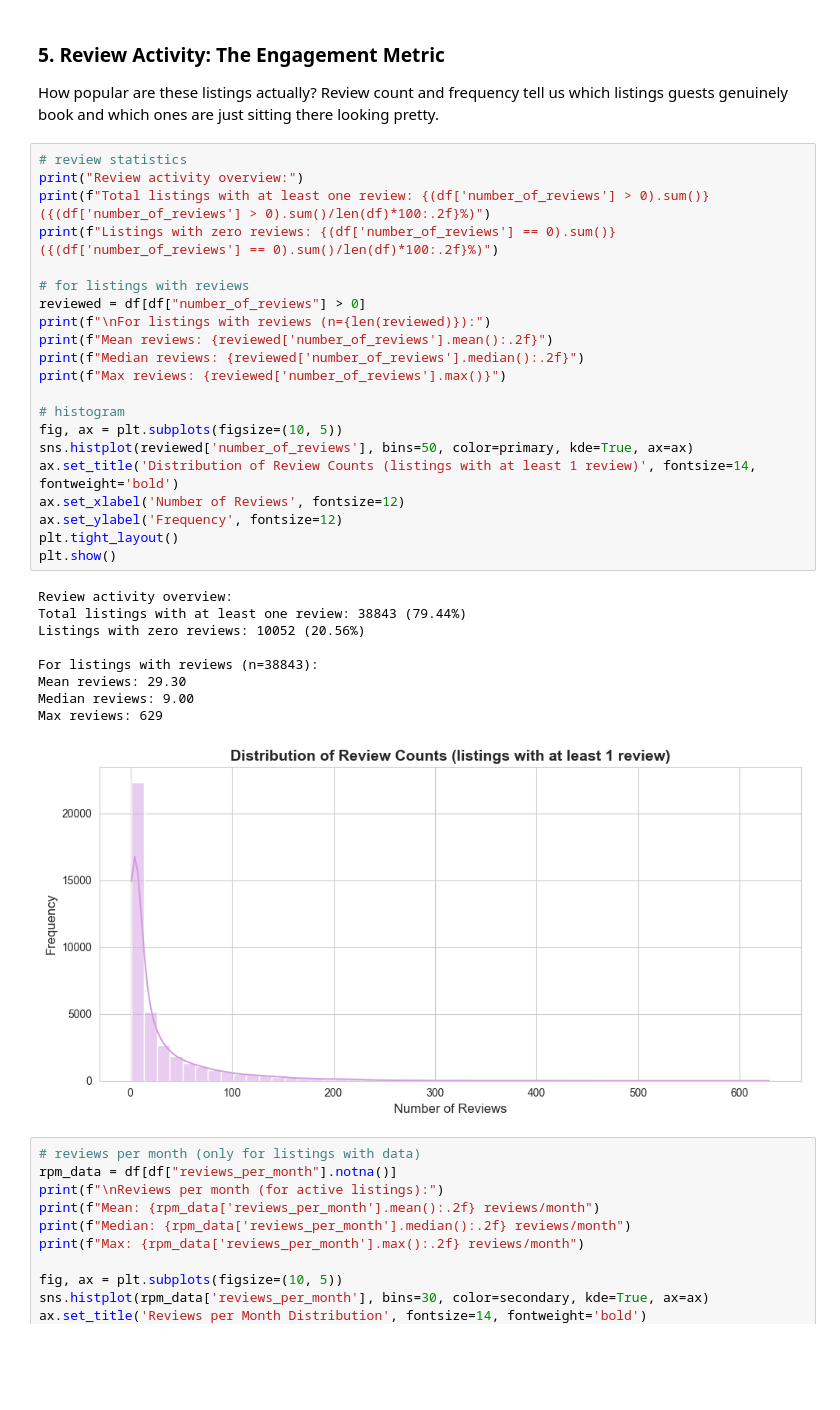
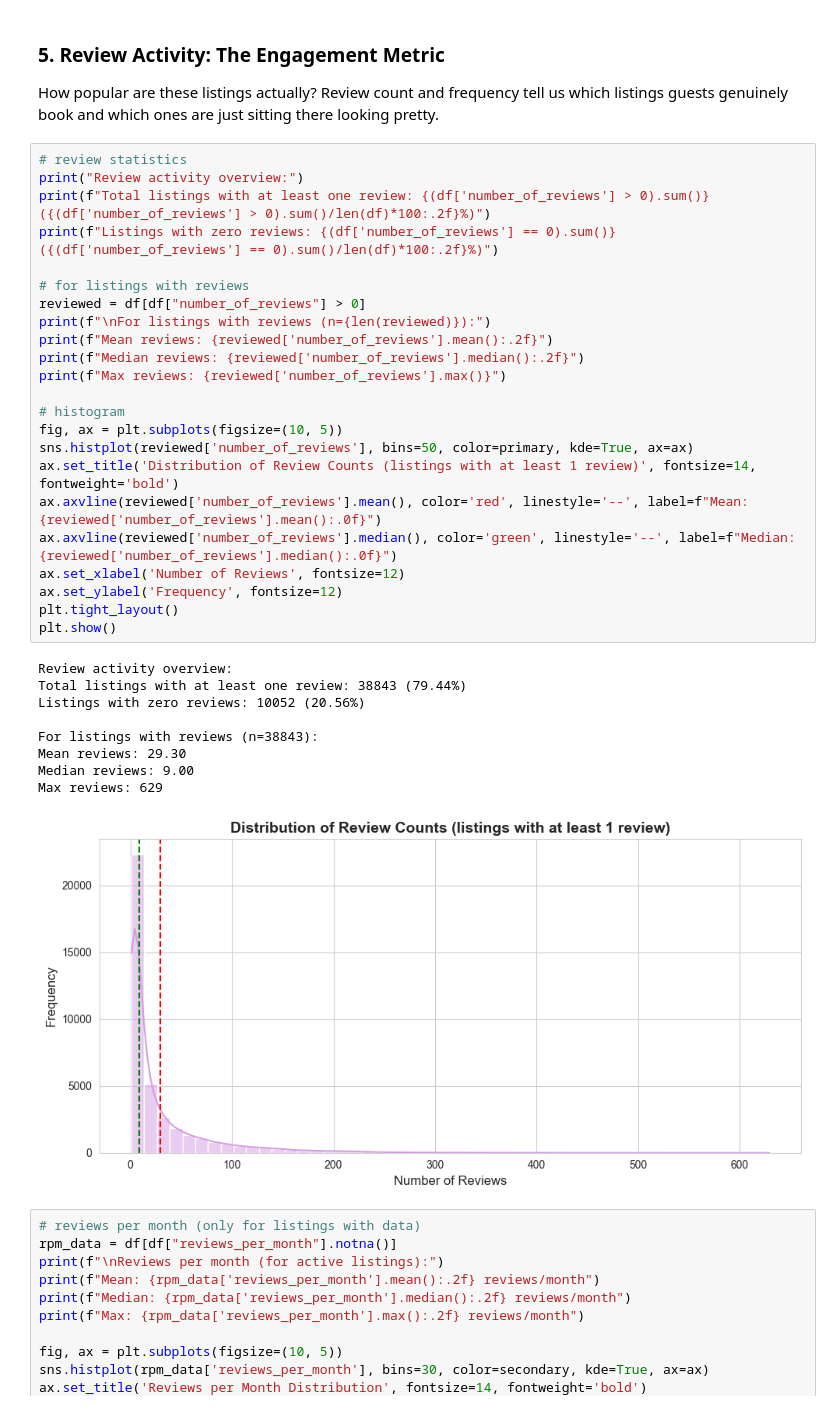
Before and after one commit to abbas-poonawala/ds-internship, a Jupyter notebook: full-ds-ml/project1/project1.ipynb, the cells around one changed output. Saved outputs shown, nothing was run; the diff lists cells and outputs as text; blank space fills up the shorter version.

```diff
--- a/full-ds-ml/project1/project1.ipynb
+++ b/full-ds-ml/project1/project1.ipynb
@@ -387,34 +402,36 @@ How popular are these listings actually? Review count and frequency tell us whic
 # %%
 # review statistics
 print("Review activity overview:")
 print(f"Total listings with at least one review: {(df['number_of_reviews'] > 0).sum()} ({(df['number_of_reviews'] > 0).sum()/len(df)*100:.2f}%)")
 print(f"Listings with zero reviews: {(df['number_of_reviews'] == 0).sum()} ({(df['number_of_reviews'] == 0).sum()/len(df)*100:.2f}%)")
 
 # for listings with reviews
 reviewed = df[df["number_of_reviews"] > 0]
 print(f"\nFor listings with reviews (n={len(reviewed)}):")
 print(f"Mean reviews: {reviewed['number_of_reviews'].mean():.2f}")
 print(f"Median reviews: {reviewed['number_of_reviews'].median():.2f}")
 print(f"Max reviews: {reviewed['number_of_reviews'].max()}")
 
 # histogram
 fig, ax = plt.subplots(figsize=(10, 5))
 sns.histplot(reviewed['number_of_reviews'], bins=50, color=primary, kde=True, ax=ax)
 ax.set_title('Distribution of Review Counts (listings with at least 1 review)', fontsize=14, fontweight='bold')
+ax.axvline(reviewed['number_of_reviews'].mean(), color='red', linestyle='--', label=f"Mean: {reviewed['number_of_reviews'].mean():.0f}")
+ax.axvline(reviewed['number_of_reviews'].median(), color='green', linestyle='--', label=f"Median: {reviewed['number_of_reviews'].median():.0f}")
 ax.set_xlabel('Number of Reviews', fontsize=12)
 ax.set_ylabel('Frequency', fontsize=12)
 plt.tight_layout()
 plt.show()
 # %% [output]
 Review activity overview:
 Total listings with at least one review: 38843 (79.44%)
 Listings with zero reviews: 10052 (20.56%)
 
 For listings with reviews (n=38843):
 Mean reviews: 29.30
 Median reviews: 9.00
 Max reviews: 629
-[figure, old version]
+[figure, new version]
 # %%
 # reviews per month (only for listings with data)
 rpm_data = df[df["reviews_per_month"].notna()]
```
Also changed, not shown: parts of 21 cells of this notebook, 4 other files.
